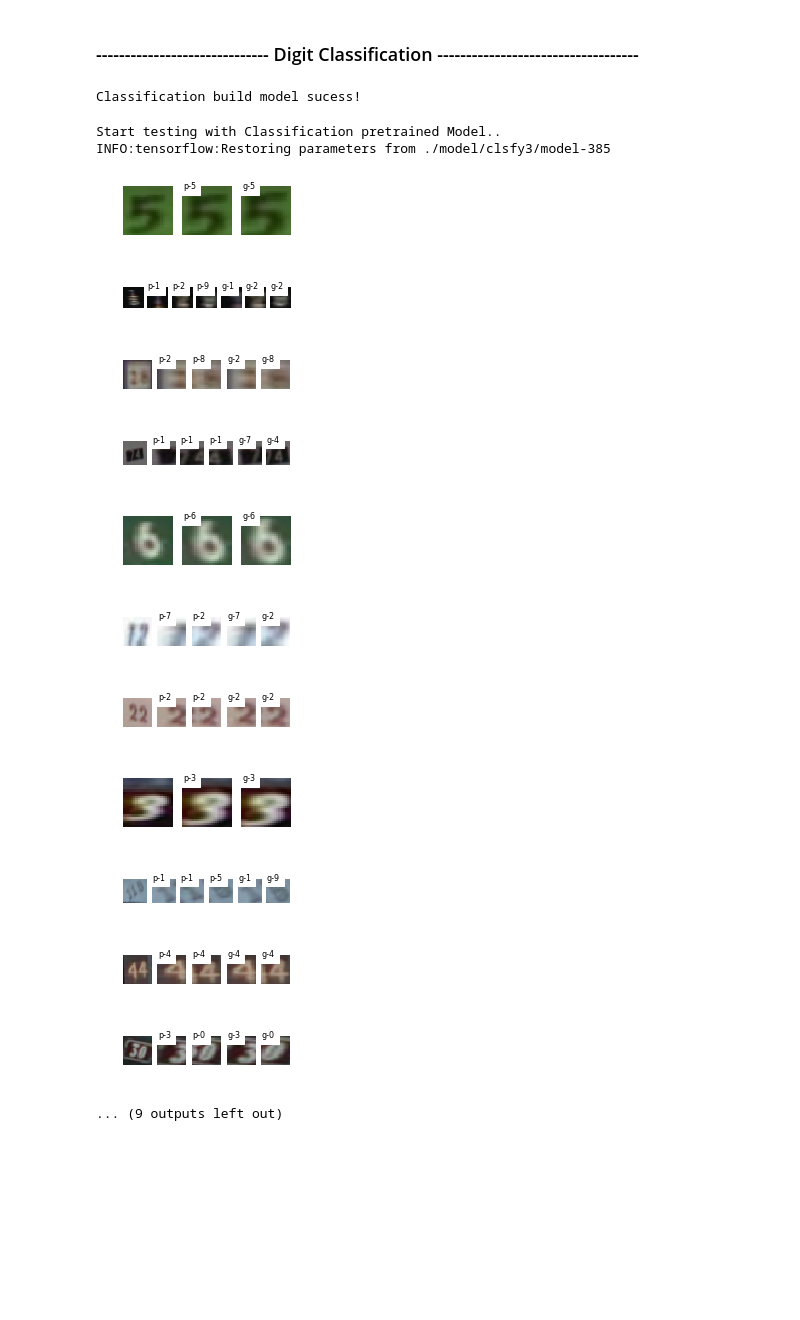
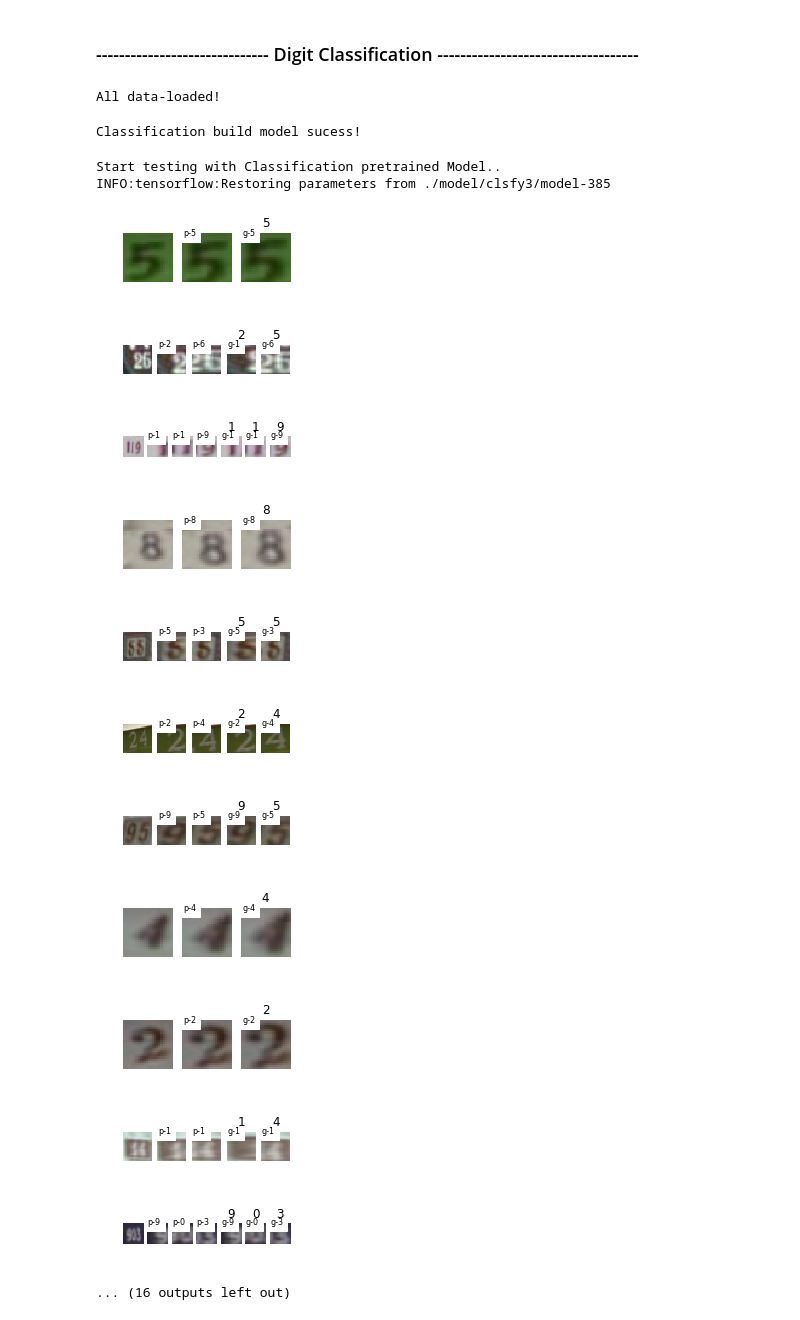
Before and after one commit to tonyjo/multi_digit_classification_attention, a Jupyter notebook: evaluate_and_viz.ipynb, the cells around one changed output. Saved outputs shown, nothing was run; the diff lists cells and outputs as text; code cells hidden in the pictures; blank space fills up the shorter version.

```diff
--- a/evaluate_and_viz.ipynb
+++ b/evaluate_and_viz.ipynb
@@ -114,7 +185,7 @@ shift_viz = 20
 upscaled_attn_images = []
 for k in range(0, n_iters, shift_viz):
     sample_attention_res_interm = []
-    for K in range(6):
+    for K in range(max_steps):
         sample_attention_res = skimage.transform.pyramid_expand(attn_images[k][K][0][:, :, 0], upscale=4.55, sigma=1, multichannel=False)
         sample_attention_res_interm.append(sample_attention_res)
 
@@ -168,2 +273,17 @@ for t in range(0, n_iters, shift_viz):
+# %%
+data = dataLoader(directory='./dataset', dataset_dir='test_cropped',
+                  height=16, width=16, dataset_name='test.txt',
+                  max_steps=max_steps, mode='Test')
+# %% [output]
+All data-loaded!
+# %%
+# Test Data Loader
+test_loader = data.gen_data_batch(batch_size=batch_size)
+# %%
+sample_ground_labels = []
+
+for i in range(n_iters):
+    _, _, _, label_batch = next(test_loader)
+    sample_ground_labels.append(label_batch)
 # %%
 viz = True
@@ -223,6 +329,11 @@ with tf.Session(config=tf.ConfigProto(gpu_options=config)) as sess:
         # Loop through steps
         for T in range(max_steps):
             # Predicted
+            # sample_left  = pred_bboxes[t][T][0][0]
+            # sample_top   = pred_bboxes[t][T][0][1]
+            # sample_width = pred_bboxes[t][T][0][2]
+            # sample_heigt = pred_bboxes[t][T][0][3]
+
             sample_left  = int(pred_bboxes[t][T][0][0]) - 2
             if sample_left < 0:
                 sample_left = 0
@@ -234,7 +345,6 @@ with tf.Session(config=tf.ConfigProto(gpu_options=config)) as sess:
 
             vld_bbox = bbox_threshold(left=sample_left, top=sample_top,\
                                       width=sample_width, height=sample_heigt)
-
 
             if vld_bbox:
                 extract_img = test_image[sample_top:sample_top+sample_heigt, sample_left:sample_left+sample_width, :]
@@ -265,42 +375,45 @@ with tf.Session(config=tf.ConfigProto(gpu_options=config)) as sess:
                 exact_img_norm = np.expand_dims(exact_img_norm, axis=0) # [1, H, W, C]
                 # Predictions
                 feed_dict  = {clfy_model.images: exact_img_norm,
                               clfy_model.drop_prob: 1.0}
                 pred_exact = sess.run(predictions, feed_dict)
                 grund_pred.append(pred_exact)
                 grund_pred_img.append(exact_img)
                 num_valid_grnd_pred += 1
 
         if viz:
             # Plot original image
             fig,ax = plt.subplots(1, num_valid_pred + num_valid_grnd_pred  + 1)
             test_img = cv2.resize(test_image, (24, 24), interpolation = cv2.INTER_AREA)
             ax[0].imshow(test_img)
             ax[0].axis('off')
             for tT in range(num_valid_pred):
                 ax[tT+1].imshow(valid_pred_img[tT])
                 ax[tT+1].text(0, 1, 'p-' + str(valid_pred[tT][0]), color='black', backgroundcolor='white', fontsize=8)
                 ax[tT+1].axis('off')
 
             count=num_valid_pred+1
             for tT in range(num_valid_grnd_pred):
+                # Ground Label
+                grd_lbl = int(sample_ground_labels[t][0][tT])
                 ax[count].imshow(grund_pred_img[tT])
+                ax[count].set_title(str(grd_lbl))
                 ax[count].text(0, 1, 'g-' + str(grund_pred[tT][0]), color='black', backgroundcolor='white', fontsize=8)
                 ax[count].axis('off')
                 count += 1
             plt.show()
 # %% [output]
 Start testing with Classification pretrained Model..
 INFO:tensorflow:Restoring parameters from ./model/clsfy3/model-385
-[figure, old version]
+[figure, new version]
-[figure, old version]
+[figure, new version]
-[figure, old version]
+[figure, new version]
-[figure, old version]
+[figure, new version]
-[figure, old version]
+[figure, new version]
-[figure, old version]
+[figure, new version]
-[figure, old version]
+[figure, new version]
-[figure, old version]
+[figure, new version]
-[figure, old version]
+[figure, new version]
-[figure, old version]
+[figure, new version]
-[figure, old version]
+[figure, new version]
-... (9 outputs left out)
+... (16 outputs left out)
```
Also changed, not shown: parts of 16 cells of this notebook.
